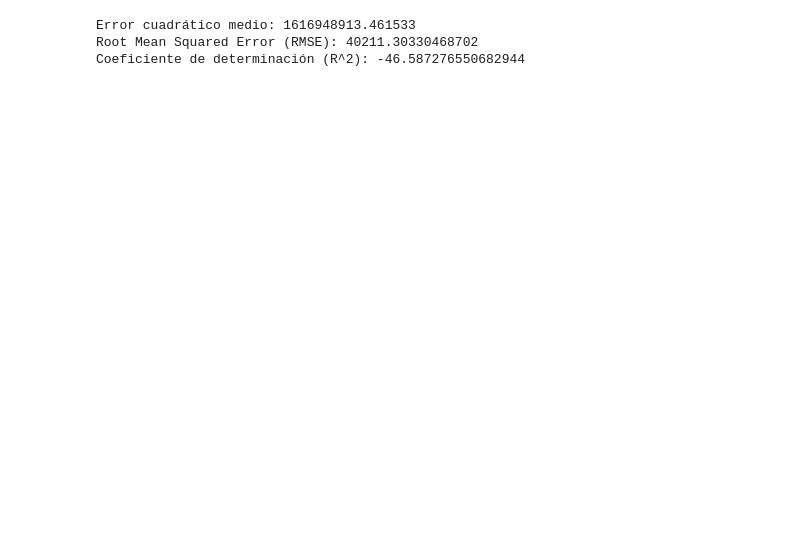
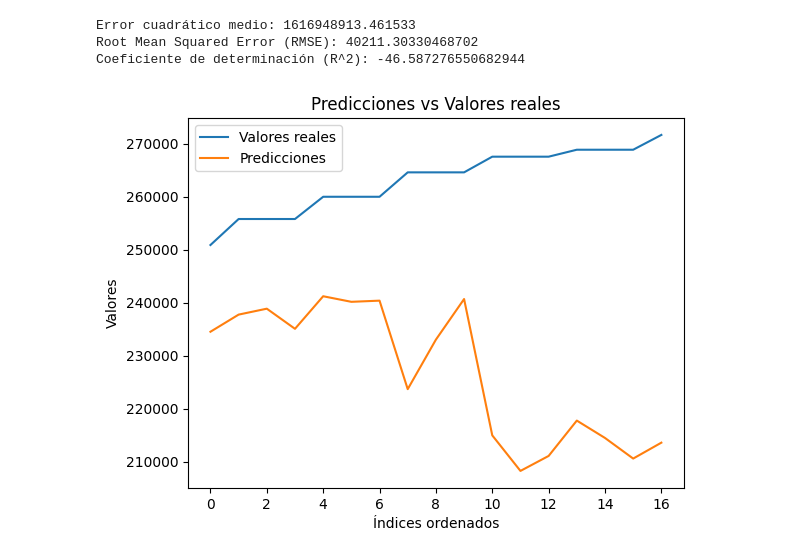
Before and after one commit to zero010010/Ranbee, a Jupyter notebook: MODELS/Notebooks/prueba_modelo_cris.ipynb, the cells around one changed output. Drawn from its saved outputs; the diff is of its cells as text; code cells hidden in the pictures; blank space fills up the shorter version.

```diff
--- a/MODELS/Notebooks/prueba_modelo_cris.ipynb
+++ b/MODELS/Notebooks/prueba_modelo_cris.ipynb
@@ -352,7 +392,7 @@ y.shape
 from sklearn.feature_selection import SelectKBest, f_regression
 # Instanciar el objeto SelectKBest con la función de puntuación que deseas usar
 # En este ejemplo, estamos utilizando f_regression para problemas de regresión
-selector = SelectKBest(score_func=f_regression, k=27)  # he puesto 27, porque es lo que nos salio en pca, para probar
+selector = SelectKBest(score_func=f_regression, k=20)  # he puesto 20, porque al investigar las feat
 selector.fit(X, y)
 X_selected = selector.transform(X)
 selected_features = selector.get_support() # para elegir las caracteristicas seleccionadas
@@ -418,3 +442,22 @@ print("Coeficiente de determinación (R^2):", r2)
 Error cuadrático medio: 1616948913.461533
 Root Mean Squared Error (RMSE): 40211.30330468702
 Coeficiente de determinación (R^2): -46.587276550682944
+# %%
+import matplotlib.pyplot as plt
+import numpy as np
+
+# Ordenar los datos
+sorted_indices = np.argsort(y_test)
+y_test_sorted = y_test[sorted_indices]
+predictions_sorted = predictions[sorted_indices]
+
+# Graficar predicciones vs valores reales como líneas
+plt.plot(y_test_sorted, label='Valores reales')
+plt.plot(predictions_sorted, label='Predicciones')
+plt.xlabel("Índices ordenados")
+plt.ylabel("Valores")
+plt.title("Predicciones vs Valores reales")
+plt.legend()
+plt.show()
+# %% [output]
+[figure, added]
```
Also changed, not shown: parts of 23 cells of this notebook, 5 other files.
